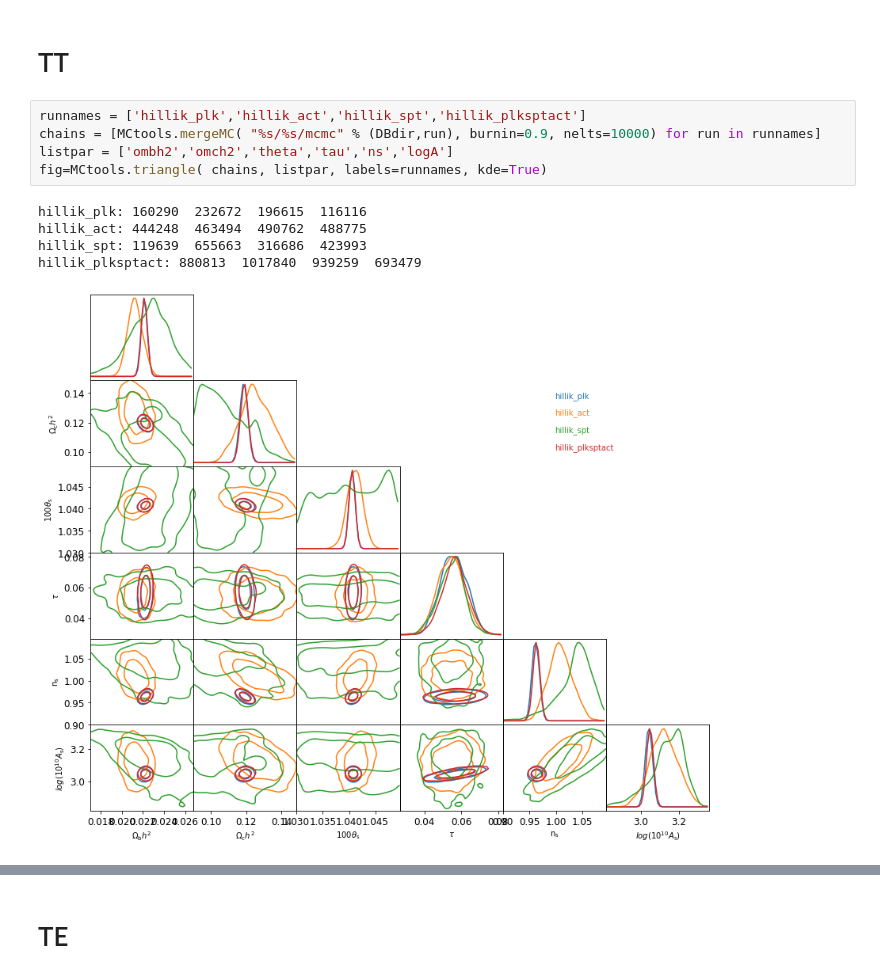
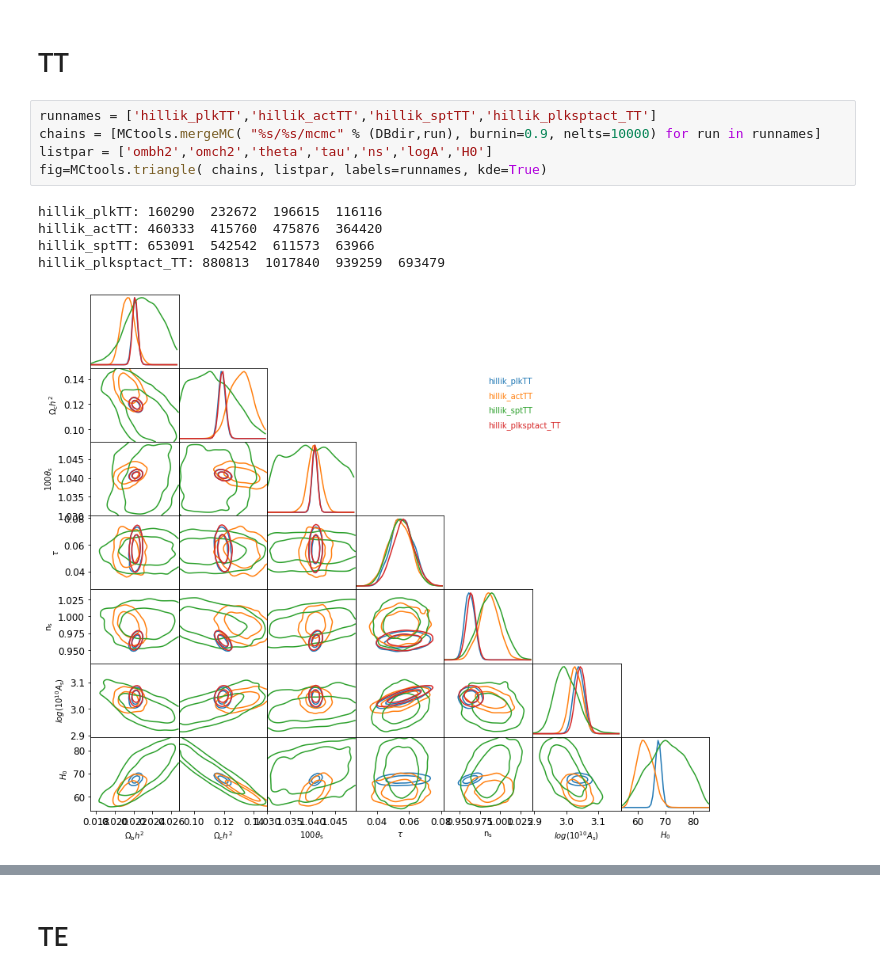
Before and after one commit to mtristram/hillik, a Jupyter notebook: scripts/hillik_chains.ipynb, the cells around one changed output, grey strips where cells are left out. Cells and saved outputs as stored; diff of their text form.

```diff
--- a/scripts/hillik_chains.ipynb
+++ b/scripts/hillik_chains.ipynb
@@ -154,13 +141,13 @@ Removed no burn in
 # %% [markdown]
 # TT
 # %%
-runnames = ['hillik_plk','hillik_act','hillik_spt','hillik_plksptact']
+runnames = ['hillik_plkTT','hillik_actTT','hillik_sptTT','hillik_plksptact_TT']
 chains = [MCtools.mergeMC( "%s/%s/mcmc" % (DBdir,run), burnin=0.9, nelts=10000) for run in runnames]
-listpar = ['ombh2','omch2','theta','tau','ns','logA']
+listpar = ['ombh2','omch2','theta','tau','ns','logA','H0']
 fig=MCtools.triangle( chains, listpar, labels=runnames, kde=True)
 # %% [output]
-hillik_plk: 160290  232672  196615  116116
-hillik_act: 444248  463494  490762  488775
-hillik_spt: 119639  655663  316686  423993
-hillik_plksptact: 880813  1017840  939259  693479
+hillik_plkTT: 160290  232672  196615  116116
+hillik_actTT: 460333  415760  475876  364420
+hillik_sptTT: 653091  542542  611573  63966
+hillik_plksptact_TT: 880813  1017840  939259  693479
-[figure, old version]
+[figure, new version]
```
Also changed, not shown: parts of 18 cells of this notebook, 22 other files.
